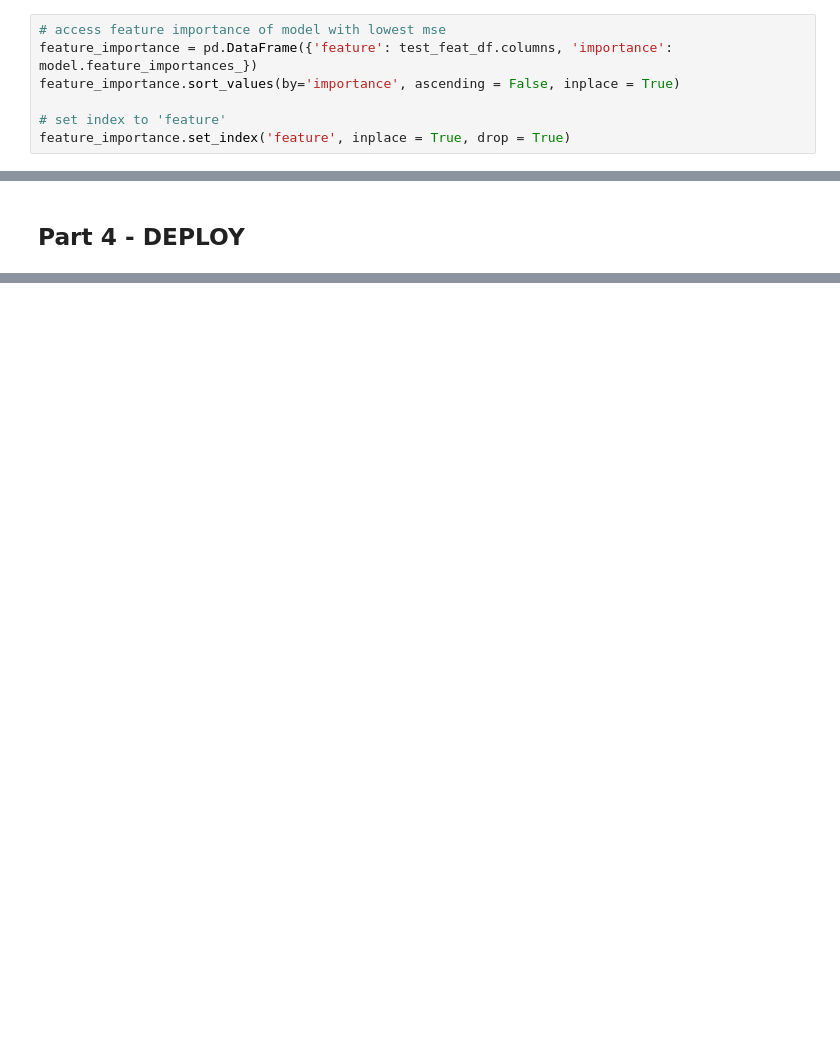
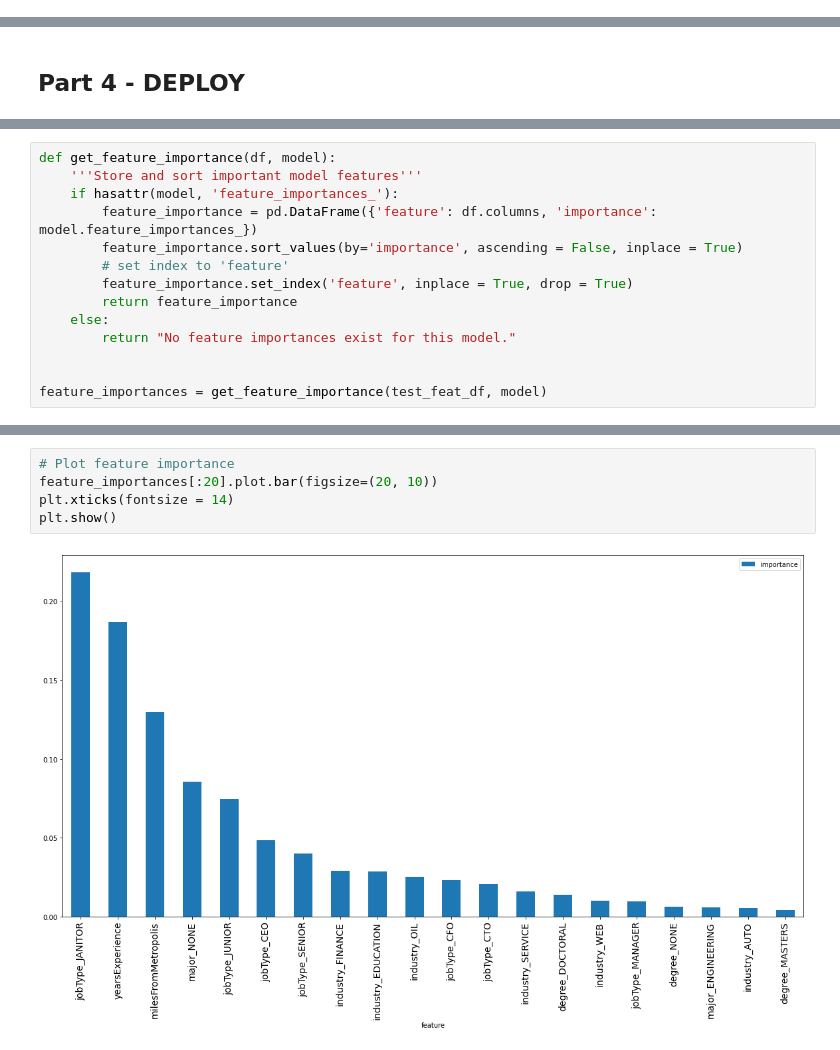
Before and after one commit to jma199/salarypredictionportfolio, a Jupyter notebook: Salary Prediction Project Modeling.ipynb, the cells around one changed output, grey strips where cells are left out. Drawn from its saved outputs; the diff is of its cells as text; blank space fills up the shorter version.

```diff
--- a/Salary Prediction Project Modeling.ipynb
+++ b/Salary Prediction Project Modeling.ipynb
@@ -358,7 +251,0 @@ Index(['companyId_COMP0', 'companyId_COMP1', 'companyId_COMP10',
-# %%
-# access feature importance of model with lowest mse
-feature_importance = pd.DataFrame({'feature': test_feat_df.columns, 'importance': model.feature_importances_})
-feature_importance.sort_values(by='importance', ascending = False, inplace = True)
-
-# set index to 'feature'
-feature_importance.set_index('feature', inplace = True, drop = True)
@@ -417,0 +262,14 @@ feature_importance.head(10)
+# %%
+def get_feature_importance(df, model):
+    '''Store and sort important model features'''
+    if hasattr(model, 'feature_importances_'):
+        feature_importance = pd.DataFrame({'feature': df.columns, 'importance': model.feature_importances_})
+        feature_importance.sort_values(by='importance', ascending = False, inplace = True)
+        # set index to 'feature'
+        feature_importance.set_index('feature', inplace = True, drop = True)
+        return feature_importance
+    else:
+        return "No feature importances exist for this model."
+
+
+feature_importances = get_feature_importance(test_feat_df, model)
@@ -418,3 +309,10 @@ feature_importance.head(10)
+# %%
+# Plot feature importance
+feature_importances[:20].plot.bar(figsize=(20, 10))
+plt.xticks(fontsize = 14)
+plt.show()
+# %% [output]
+[figure, added]
 # %%
 #save your prediction to a csv file or optionally save them as a table in a SQL database
 #additionally, you want to save a visualization and summary of your prediction and feature importances
```
Also changed, not shown: parts of 32 cells of this notebook, 1 other file.
